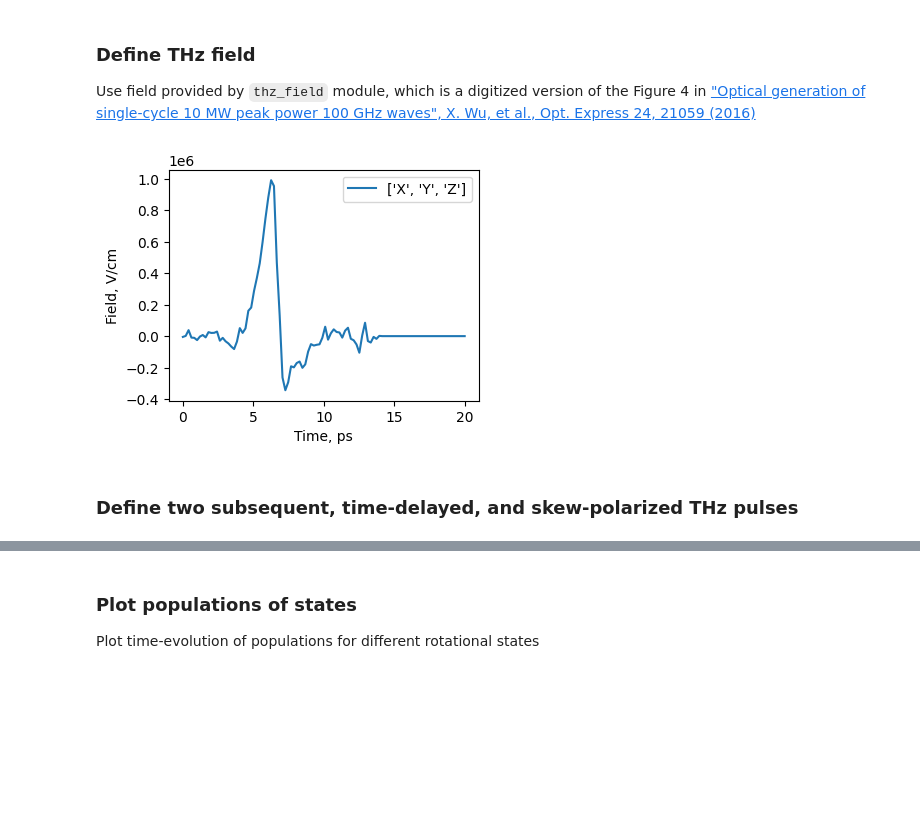
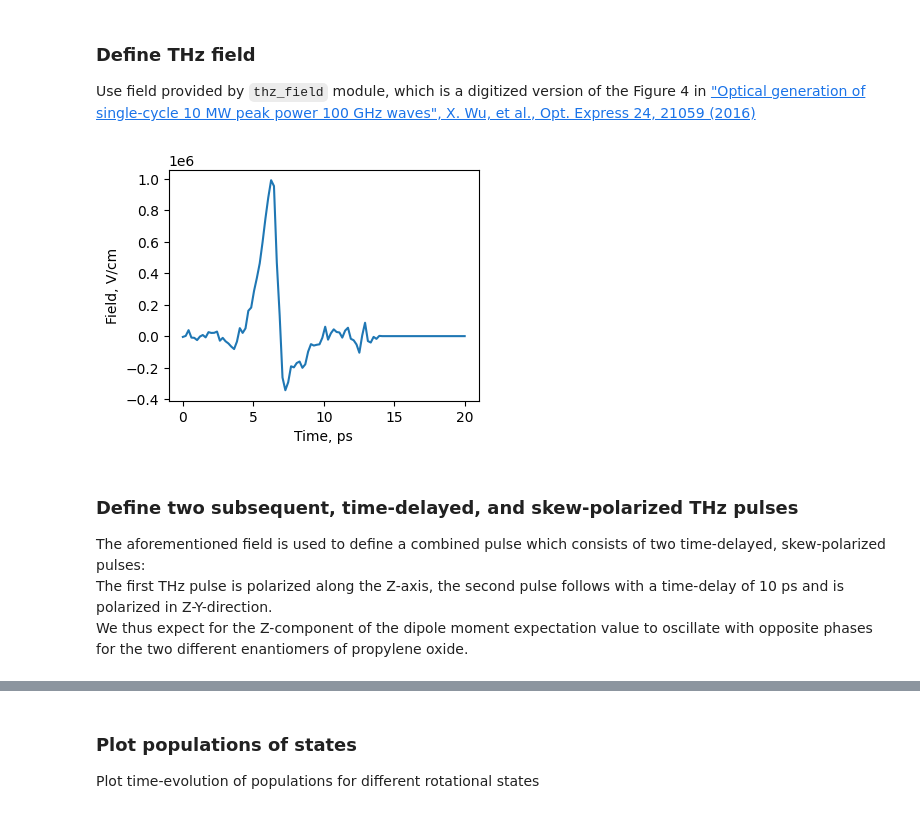
Before and after one commit to yachmena/Course-scientific-computing-for-molecular-physics-2023, a Jupyter notebook: rotation/thz_orientation_nonlinear.ipynb, the cells around one changed output, grey strips where cells are left out. Drawn from its saved outputs; the diff is of its cells as text; code cells hidden in the pictures; blank space fills up the shorter version.

```diff
--- a/rotation/thz_orientation_nonlinear.ipynb
+++ b/rotation/thz_orientation_nonlinear.ipynb
@@ -123,17 +133,19 @@ Use field provided by `thz_field` module, which is a digitized version of the Fi
 # %%
 # field, in V/cm, as a function of time, in picoseconds
 field = lambda time: thz_field(time, peak_field=100e4)
 time = np.linspace(0, 20, 100)
 plt.figure(figsize=(4, 3))
-plt.plot(time, np.array([field(t) for t in time]), label=["X", "Y", "Z"])
+plt.plot(time, np.array([field(t) for t in time]))
 plt.xlabel("Time, ps")
 plt.ylabel("Field, V/cm")
-plt.legend()
 plt.show()
 # %% [output]
-[figure, old version]
+[figure, new version]
-# %% [markdown]
-### Define two subsequent, time-delayed, and skew-polarized THz pulses
+# %% [markdown]
+### Define two subsequent, time-delayed, and skew-polarized THz pulses
+The aforementioned field is used to define a combined pulse which consists of two time-delayed, skew-polarized pulses: \
+The first THz pulse is polarized along the Z-axis, the second pulse follows with a time-delay of 10 ps and is polarized in Z-Y-direction. \
+We thus expect for the Z-component of the dipole moment expectation value to oscillate with opposite phases for the two different enantiomers of propylene oxide.
 # %%
 def pulses(t, delta_t, theta, phi):      #theta, phi in degrees, peak_field in V/m
             if t < delta_t:
```
Also changed, not shown: parts of 14 cells of this notebook.
